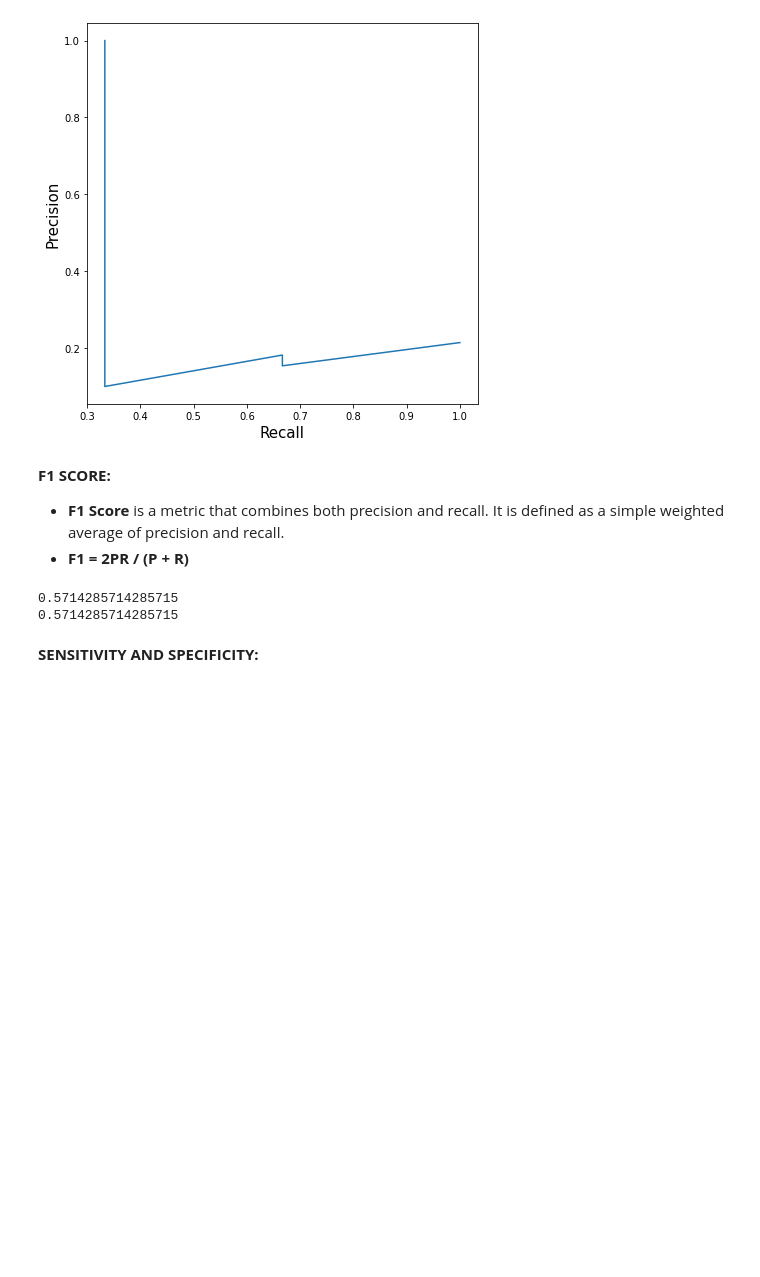
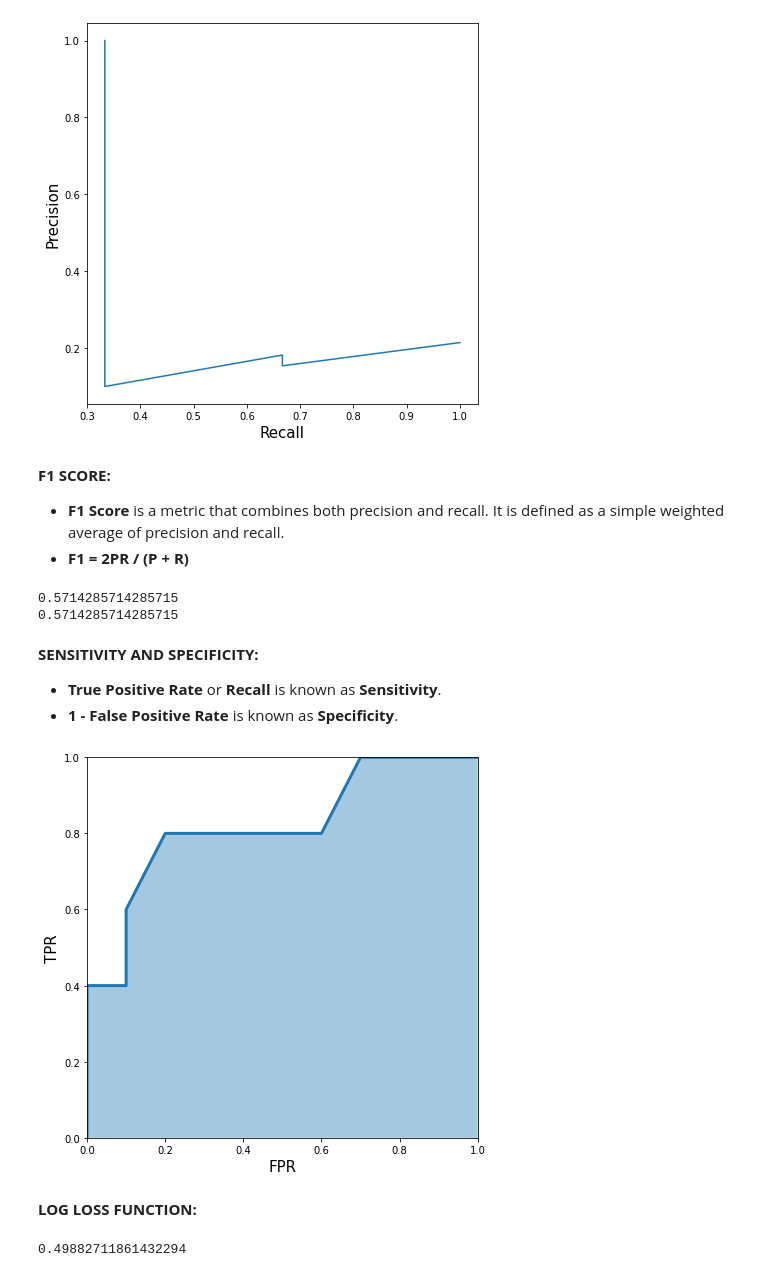
Before and after one commit to ThinamXx/ApproachingAnyMachineLearning, a Jupyter notebook: 02. Evaluation Metrics/Evaluation Metrics.ipynb, the cells around one changed output. Drawn from its saved outputs; the diff is of its cells as text; code cells hidden in the pictures; blank space fills up the shorter version.

```diff
--- a/02. Evaluation Metrics/Evaluation Metrics.ipynb
+++ b/02. Evaluation Metrics/Evaluation Metrics.ipynb
@@ -185,5 +185,69 @@ print(metrics.f1_score(l1, l2))
 # %% [output]
 0.5714285714285715
 0.5714285714285715
-# %% [markdown]
-**SENSITIVITY AND SPECIFICITY:**
+# %% [markdown]
+**SENSITIVITY AND SPECIFICITY:**
+- **True Positive Rate** or **Recall** is known as **Sensitivity**.
+- **1 - False Positive Rate** is known as **Specificity**.
+# %%
+#@ INITIALIZING TRUE POSITIVE RATE:
+def tpr(y_true, y_pred):                       # Defining TPR Function.
+    return recall(y_true, y_pred)              # Implementation of Recall.
+
+#@ INITIALIZING FALSE POSITIVE RATE:
+def fpr(y_true, y_pred):                       # Defining FPR Function.
+    fp = false_positive(y_true, y_pred)        # Getting False Positive.
+    tn = true_negative(y_true, y_pred)         # Getting True Negative.
+    return fp / (tn + fp)
+# %%
+#@ INSPECTING TPR AND FPR: EXAMPLES:
+tpr_list, fpr_list = [], []                             # Initializing Lists.
+y_true = [0, 0, 0, 0, 1, 0, 1, 0, 0, 1, 0, 1, 0, 0, 1]  # Initializing Actual Targets.
+y_pred = [0.1, 0.3, 0.2, 0.6, 0.8, 0.05, 0.9, 0.5, 0.3,
+          0.66, 0.3, 0.2, 0.85, 0.15, 0.99]             # Initializing Predicted Probabilities.
+thresholds = [0, 0.1, 0.2, 0.3, 0.4, 0.5, 0.6, 0.7,
+              0.8, 0.85, 0.9, 0.99, 1.0]                # Initializing Thresholds.
+for thresh in thresholds:
+    temp_pred = [1 if x>=thresh else 0 for x in y_pred] # Getting Predictions for Thresholds.
+    temp_tpr = tpr(y_true, temp_pred)                   # Initializing TPR.
+    temp_fpr = fpr(y_true, temp_pred)                   # Initializing FPR.
+    tpr_list.append(temp_tpr)                           # Appending TPR Values.
+    fpr_list.append(temp_fpr)                           # Appending FPR Values.
+
+#@ PLOTTING TPR AND FPR VALUES:
+plt.figure(figsize=(7, 7))
+plt.fill_between(fpr_list, tpr_list, alpha=0.4)
+plt.plot(fpr_list, tpr_list, lw=3)
+plt.xlim(0, 1.0)
+plt.ylim(0, 1.0)
+plt.xlabel("FPR", fontsize=15)
+plt.ylabel("TPR", fontsize=15)
+plt.show();
+# %% [output]
+[figure, added]
+# %% [markdown]
+**LOG LOSS FUNCTION:**
+# %%
+#@ FUNCTION TO CALCULATE LOG LOSS:
+def log_loss(y_true, y_proba):                      # Defining Log Loss Function.
+    epsilon = 1e-15                                 # Initialization.
+    loss = []                                       # Initialization.
+    for yt, yp in zip(y_true, y_proba):
+        yp = np.clip(yp, epsilon, 1 - epsilon)      # Initializing Prediction Probabilites.
+        temp_loss = -1.0 * (yt * np.log(yp) +
+                            (1-yt)*np.log(1-yp))
+        loss.append(temp_loss)                      # Appending Loss.
+    return np.mean(loss)
+
+#@ IMPLEMENTATION OF LOG LOSS:
+y_true = [0, 0, 0, 0, 1, 0, 1,
+          0, 0, 1, 0, 1, 0, 0, 1]                   # Initializing Actual Targets.
+y_proba = [0.1, 0.3, 0.2, 0.6, 0.8, 0.05,
+           0.9, 0.5, 0.3, 0.66, 0.3, 0.2,
+           0.85, 0.15, 0.99]                        # Initializing Predicted Probabilities.
+log_loss(y_true, y_proba)                           # Inspection.
+
+#@ IMPLEMENTATION OF LOG LOSS:
+metrics.log_loss(y_true, y_proba)                   # Inspection.
+# %% [output]
+0.49882711861432294
```
Also changed, not shown: parts of 1 cell of this notebook.
